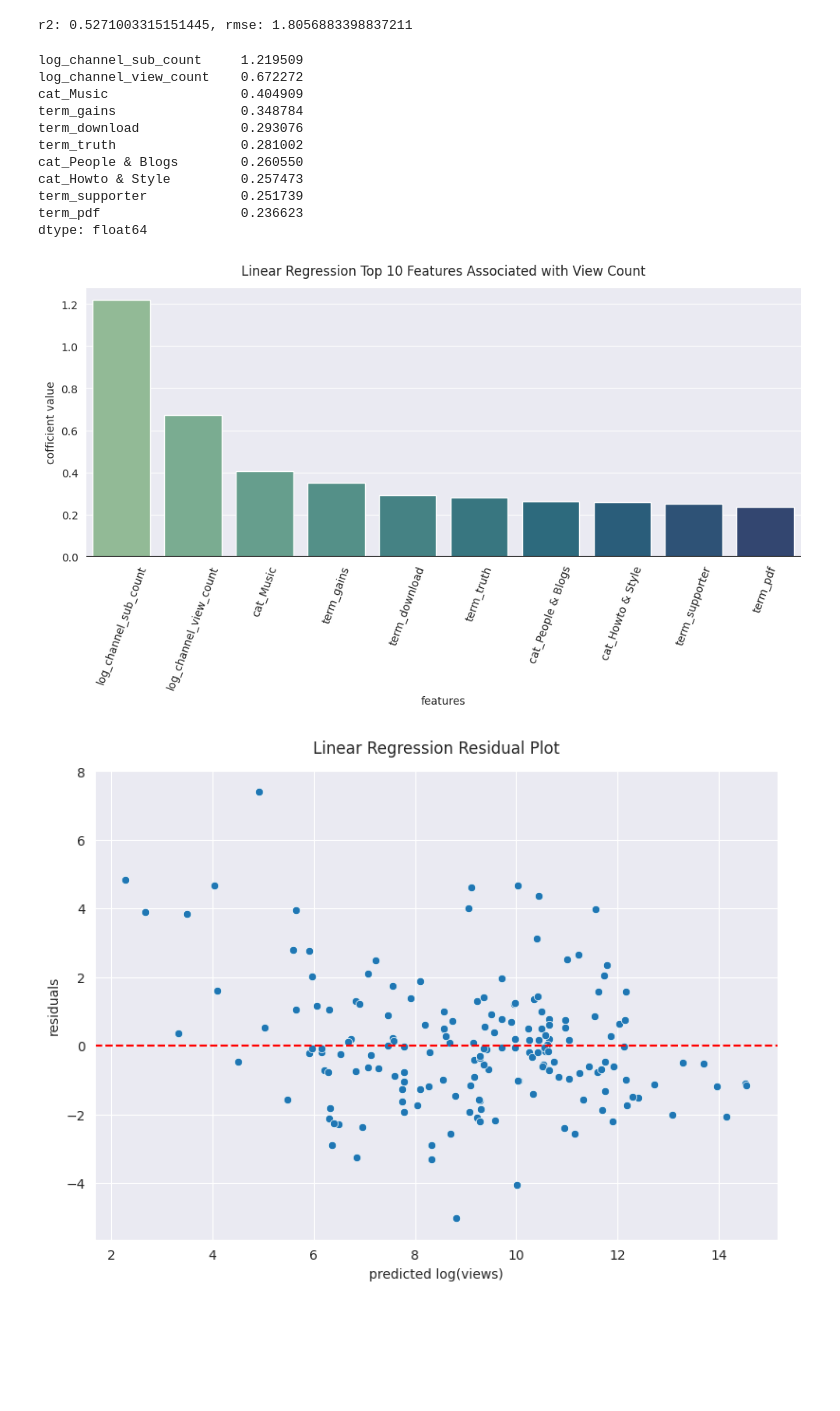
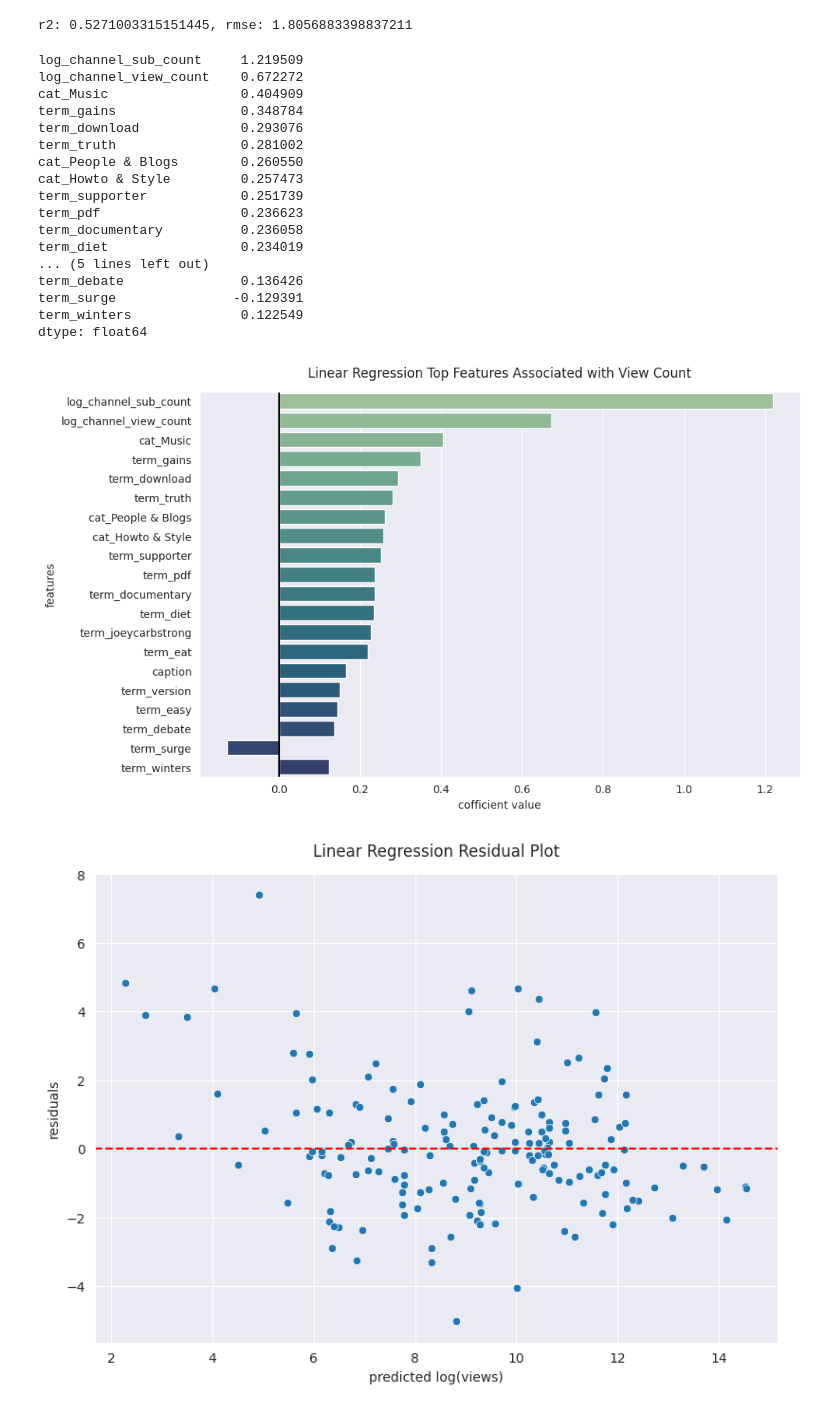
Before and after one commit to gh4rris/vegan_youtube, a Jupyter notebook: 03_modeling_linreg.ipynb, the cells around one changed output. Drawn from its saved outputs; the diff is of its cells as text; code cells hidden in the pictures; blank space fills up the shorter version.

```diff
--- a/03_modeling_linreg.ipynb
+++ b/03_modeling_linreg.ipynb
@@ -121,8 +121,8 @@ r2: 0.5271003315151445, rmse: 1.8056883398837211
 # %%
 # list the coefficients by highest absolute value for positive or negative impact on view count
 coef_df = pd.Series(linreg.coef_, index=X_train_lasso.columns).sort_values(key=abs, ascending=False)
-coef_top_10 = coef_df.head(10)
-coef_top_10
+top_coef = coef_df.head(20)
+top_coef
 # %% [output]
 log_channel_sub_count     1.219509
 log_channel_view_count    0.672272
@@ -134,23 +134,28 @@ cat_People & Blogs        0.260550
 cat_Howto & Style         0.257473
 term_supporter            0.251739
 term_pdf                  0.236623
+term_documentary          0.236058
+term_diet                 0.234019
+... (5 lines left out)
+term_debate               0.136426
+term_surge               -0.129391
+term_winters              0.122549
 dtype: float64
 # %%
-# visualize top 10 features
+# visualize top feature coefficients
 sns.set_style("darkgrid")
 plt.subplots(figsize=(10, 6))
-sns.barplot(x=coef_top_10.index, y=coef_top_10.values, palette="crest", hue=coef_top_10.index, legend=False)
-plt.axhline(0, color="black")
-plt.title("Linear Regression Top 10 Features Associated with View Count", y=1.02)
-plt.ylabel("cofficient value")
-plt.xlabel("features")
-plt.xticks(rotation=70)
+sns.barplot(x=top_coef.values, y=top_coef.index, palette="crest", hue=top_coef.index, legend=False, orient="h")
+plt.axvline(0, color="black")
+plt.title("Linear Regression Top Features Associated with View Count", y=1.02)
+plt.ylabel("features")
+plt.xlabel("cofficient value")
 plt.tight_layout()
 
 # save png
-plt.savefig("images/linreg_top_10_features.png", dpi=300)
+plt.savefig("images/linreg_top_features.png", dpi=300)
 # %% [output]
-[figure, old version]
+[figure, new version]
 # %%
 # visualize residuals to look for patterns
 residuals = y_test - y_pred
```
Also changed, not shown: parts of 4 cells of this notebook, 7 other files.
